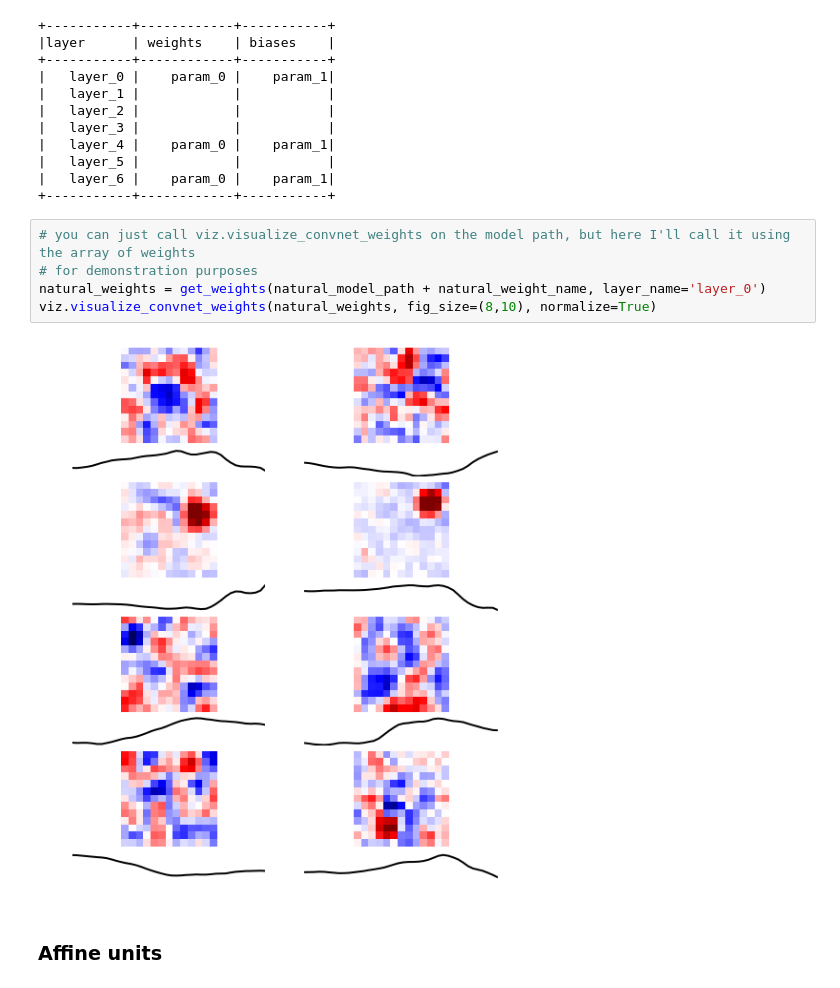
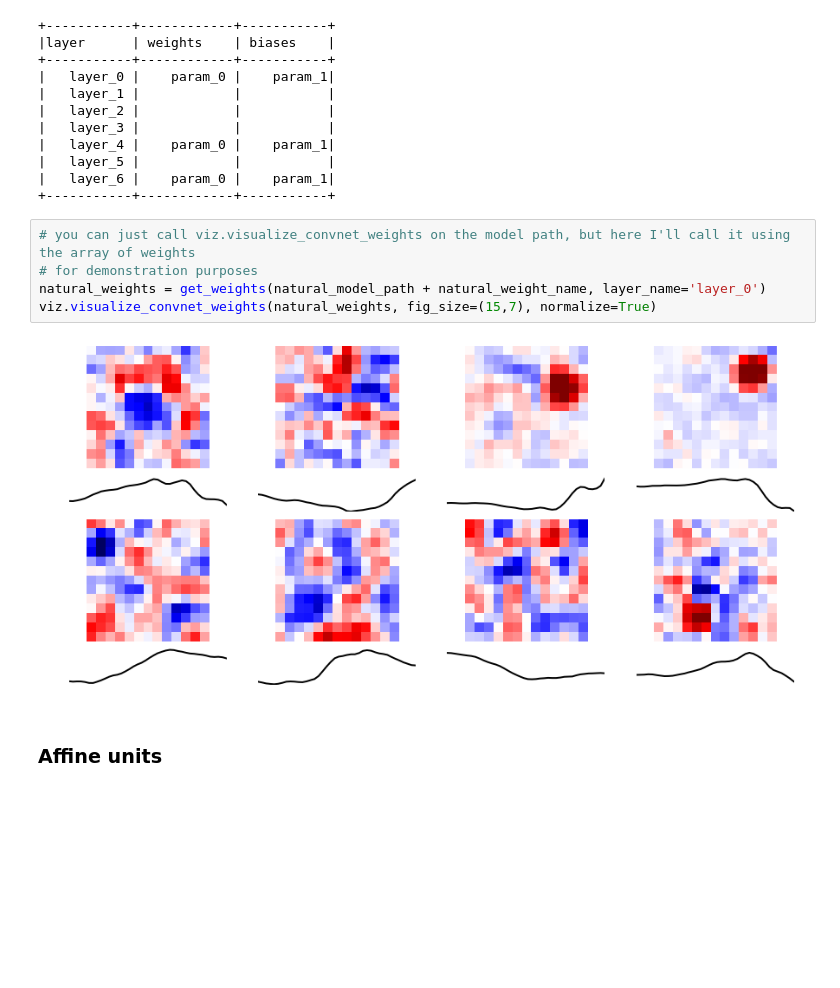
Before and after one commit to baccuslab/deep-retina, a Jupyter notebook: notebooks/Visualizing multi-cell model.ipynb, the cells around one changed output. Drawn from its saved outputs; the diff is of its cells as text; blank space fills up the shorter version.

```diff
--- a/notebooks/Visualizing multi-cell model.ipynb
+++ b/notebooks/Visualizing multi-cell model.ipynb
@@ -144,10 +179,10 @@ list_layers(natural_model_path, natural_weight_name)
 # %%
 # you can just call viz.visualize_convnet_weights on the model path, but here I'll call it using the array of weights
 # for demonstration purposes
 natural_weights = get_weights(natural_model_path + natural_weight_name, layer_name='layer_0')
-viz.visualize_convnet_weights(natural_weights, fig_size=(8,10), normalize=True)
+viz.visualize_convnet_weights(natural_weights, fig_size=(15,7), normalize=True)
 # %% [output]
-[figure, old version]
+[figure, new version]
 # %% [markdown]
 ### Affine units
 # %%
```
Also changed, not shown: parts of 52 cells of this notebook, 3 other files.
